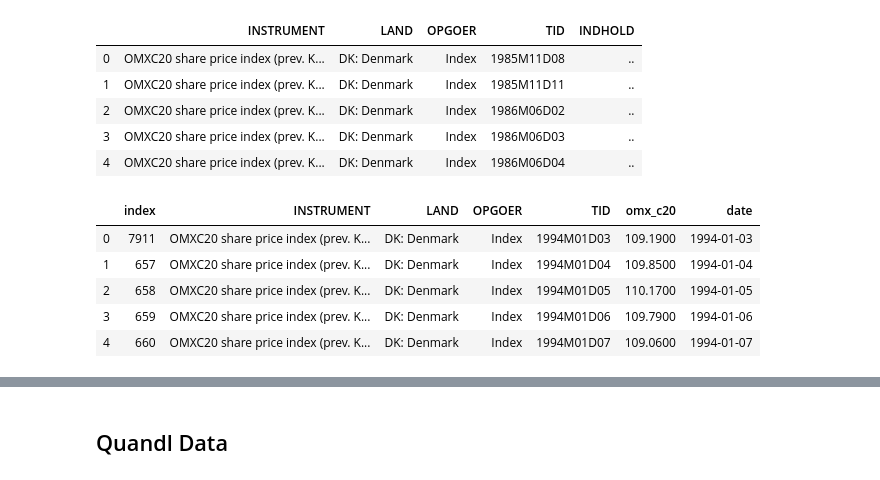
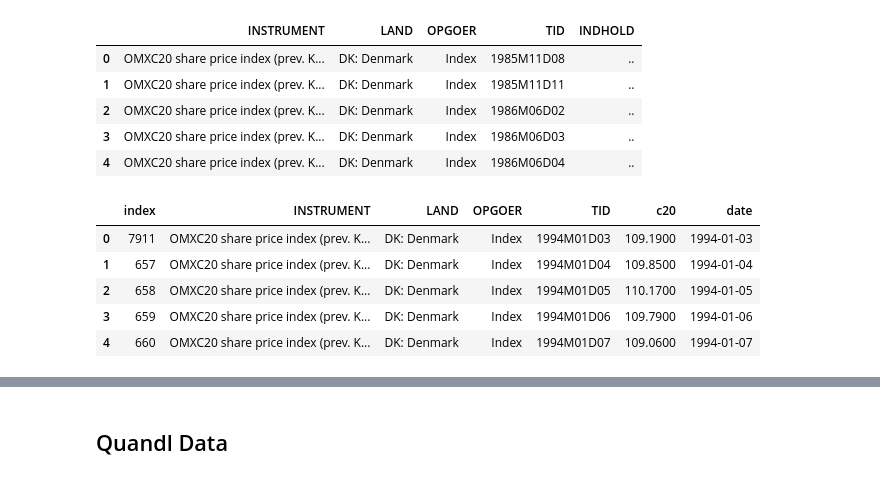
Before and after one commit to NumEconCopenhagen/projects-2020-kongeraekken-1, a Jupyter notebook: dataproject/dataproject.ipynb, the cells around one changed output, grey strips where cells are left out. Drawn from its saved outputs; the diff is of its cells as text; code cells hidden in the pictures.

```diff
--- a/dataproject/dataproject.ipynb
+++ b/dataproject/dataproject.ipynb
@@ -121,8 +107,8 @@ print(omx_info.loc[omx_info['id'] == 'INSTRUMENT'], ['values'])
 # %%
 # read in data
-omx_api = Dst.get_data(table_id = 'DNRENTD', variables={'INSTRUMENT':['CKXNAA'], 'LAND':['DK'], 'OPGOER':['I'], 'TID':['*']})
+c20_dst = Dst.get_data(table_id = 'DNRENTD', variables={'INSTRUMENT':['CKXNAA'], 'LAND':['DK'], 'OPGOER':['I'], 'TID':['*']})
 
-omx_api.head()
+c20_dst.head()
 # %% [output]
 |  | INSTRUMENT | LAND | OPGOER | TID | INDHOLD |
 | 0 | OMXC20 share price index (prev. K... | DK: Denmark | Index | 1985M11D08 | .. |
@@ -132,21 +118,21 @@ omx_api.head()
 | 4 | OMXC20 share price index (prev. K... | DK: Denmark | Index | 1986M06D04 | .. |
 # %%
 # rename column
-omx_api.rename(columns = {'INDHOLD':'omx_c20'}, inplace=True)
+c20_dst.rename(columns = {'INDHOLD':'c20'}, inplace=True)
 
 # fix date format
-omx_api['date'] = omx_api.TID.str[:4]+'-'+omx_api.TID.str[5:7]+'-'+omx_api.TID.str[-2:]
-omx_api['date'] = pd.to_datetime(omx_api['date'])
+c20_dst['date'] = c20_dst.TID.str[:4]+'-'+c20_dst.TID.str[5:7]+'-'+c20_dst.TID.str[-2:]
+c20_dst['date'] = pd.to_datetime(c20_dst['date'])
 
 # sort by 'date'
-omx_api = omx_api.sort_values(['date'])
+c20_dst = c20_dst.sort_values(['date'])
 
 # drop missing values and reset index
-omx_api = omx_api[omx_api['omx_c20'] != '..']
-omx_api.reset_index(inplace=True)
-omx_api.head()
+c20_dst = c20_dst[c20_dst['c20'] != '..']
+c20_dst.reset_index(inplace=True)
+c20_dst.head()
 # %% [output]
-|  | index | INSTRUMENT | LAND | OPGOER | TID | omx_c20 | date |
+|  | index | INSTRUMENT | LAND | OPGOER | TID | c20 | date |
 | 0 | 7911 | OMXC20 share price index (prev. K... | DK: Denmark | Index | 1994M01D03 | 109.1900 | 1994-01-03 |
 | 1 | 657 | OMXC20 share price index (prev. K... | DK: Denmark | Index | 1994M01D04 | 109.8500 | 1994-01-04 |
 | 2 | 658 | OMXC20 share price index (prev. K... | DK: Denmark | Index | 1994M01D05 | 110.1700 | 1994-01-05 |
```
Also changed, not shown: parts of 19 cells of this notebook.
